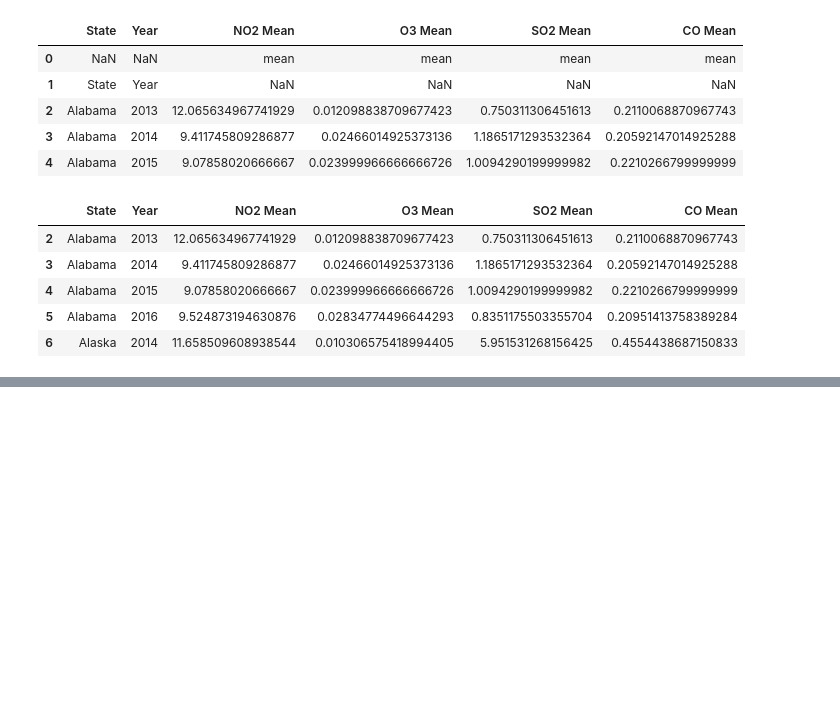
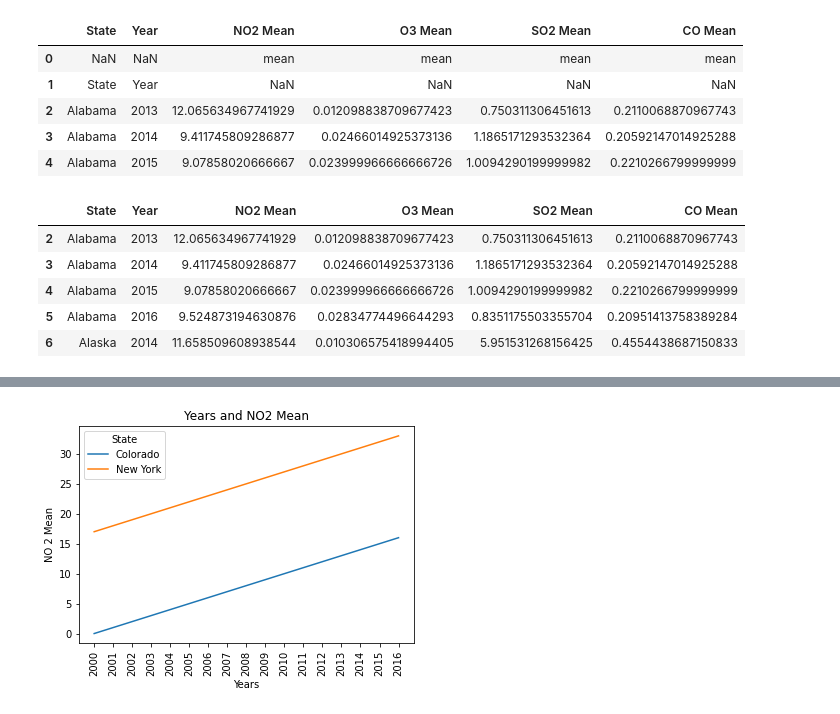
Before and after one commit to Wes90/Climate-DEchangers, a Jupyter notebook: Air quality charts.ipynb, the cells around one changed output, grey strips where cells are left out. Drawn from its saved outputs; the diff is of its cells as text; code cells hidden in the pictures; blank space fills up the shorter version.

Commit message:
Created the graphs for measure air pollution in different US regions

```diff
--- a/Air quality charts.ipynb
+++ b/Air quality charts.ipynb
@@ -41,0 +70,18 @@ air_data.to_csv("cleaned_air.csv")
+# %%
+example_df = air_data.loc[((air_data["State"] == "New York")) | ((air_data["State"]=="Colorado"))]
+example_df_2 = example_df[["Year", "NO2 Mean", "O3 Mean"]]
+example_df_2=example_df_2.astype(float)
+example_df_2["State"] = example_df["State"]
+example_df_2.dtypes
+
+ax = sns.lineplot(data=example_df, x="Year", y="NO2 Mean", hue="State")
+plt.xlabel("Years")
+plt.ylabel("NO 2 Mean")
+plt.title("Years and NO2 Mean")
+ax.yaxis.set_major_locator(ticker.MultipleLocator(5))
+ax.yaxis.set_major_formatter(ticker.ScalarFormatter())
+plt.gca().invert_yaxis()
+plt.xticks(rotation = 'vertical')
+plt.show()
+# %% [output]
+[figure, added]
```
Also changed, not shown: parts of 8 cells of this notebook, 1 other file.
